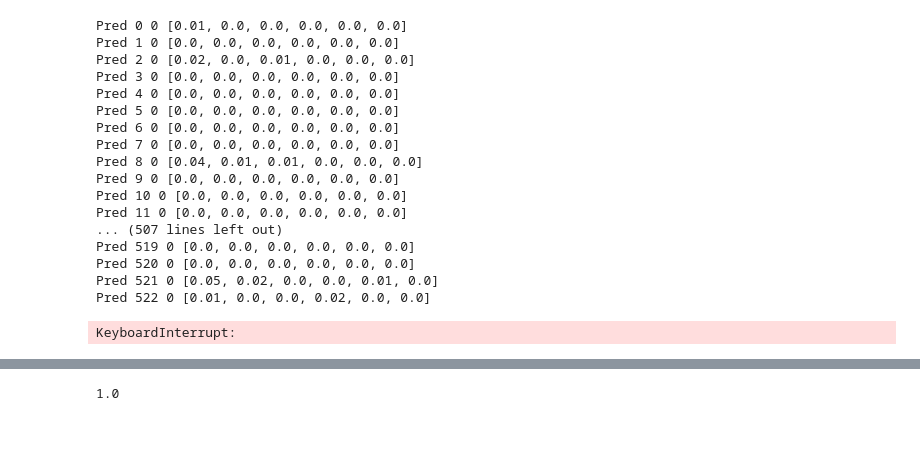
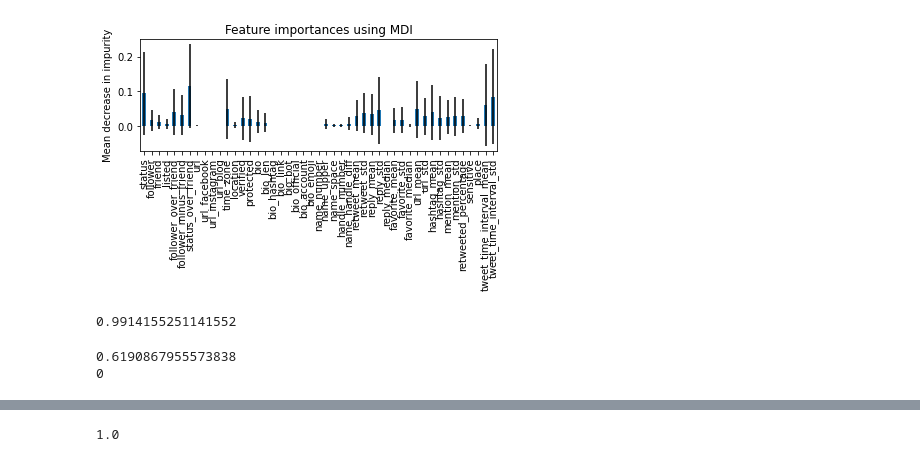
Before and after one commit to johnchrishays/bot-detection, a Jupyter notebook: esc-experiment-3/esc-3.ipynb, the cells around one changed output, grey strips where cells are left out. Drawn from its saved outputs; the diff is of its cells as text; code cells hidden in the pictures; blank space fills up the shorter version.

```diff
--- a/esc-experiment-3/esc-3.ipynb
+++ b/esc-experiment-3/esc-3.ipynb
@@ -80,0 +102,7 @@ print(testRF([realTest], [ss1Test, ss2Test, ss3Test, ffTest, ts1Test, coaTest, v
+# %%
+start_time = time.time()
+importances = real_detect_RF[0].feature_importances_
+std = np.std([tree.feature_importances_ for tree in real_detect_RF[0].estimators_], axis=0)
+elapsed_time = time.time() - start_time
+
+print(f"Elapsed time to compute the importances: {elapsed_time:.3f} seconds")
@@ -81,23 +111,24 @@ print(testRF([realTest], [ss1Test, ss2Test, ss3Test, ffTest, ts1Test, coaTest, v
+# %%
+forest_importances = pd.Series(importances, index=realTrain.columns.values.tolist())
+
+fig, ax = plt.subplots()
+forest_importances.plot.bar(yerr=std, ax=ax)
+ax.set_title("Feature importances using MDI")
+ax.set_ylabel("Mean decrease in impurity")
+fig.tight_layout()
+# %% [output]
+[figure, added]
 # %%
-correctRate = testRF_ESC([realTest][0:10], [ss1Test, ss2Test, ss3Test, ffTest, ts1Test, coaTest, v2019Test][0:10], real_detect_RF)
+correctRate = testRF_ESC([realTest], [ss1Test, ss2Test, ss3Test, ffTest, ts1Test, coaTest, v2019Test], real_detect_RF)
-# %% [output]
-Pred 0 0 [0.01, 0.0, 0.0, 0.0, 0.0, 0.0]
-Pred 1 0 [0.0, 0.0, 0.0, 0.0, 0.0, 0.0]
-Pred 2 0 [0.02, 0.0, 0.01, 0.0, 0.0, 0.0]
-Pred 3 0 [0.0, 0.0, 0.0, 0.0, 0.0, 0.0]
-Pred 4 0 [0.0, 0.0, 0.0, 0.0, 0.0, 0.0]
-Pred 5 0 [0.0, 0.0, 0.0, 0.0, 0.0, 0.0]
-Pred 6 0 [0.0, 0.0, 0.0, 0.0, 0.0, 0.0]
-Pred 7 0 [0.0, 0.0, 0.0, 0.0, 0.0, 0.0]
-Pred 8 0 [0.04, 0.01, 0.01, 0.0, 0.0, 0.0]
-Pred 9 0 [0.0, 0.0, 0.0, 0.0, 0.0, 0.0]
-Pred 10 0 [0.0, 0.0, 0.0, 0.0, 0.0, 0.0]
-Pred 11 0 [0.0, 0.0, 0.0, 0.0, 0.0, 0.0]
-... (507 lines left out)
-Pred 519 0 [0.0, 0.0, 0.0, 0.0, 0.0, 0.0]
-Pred 520 0 [0.0, 0.0, 0.0, 0.0, 0.0, 0.0]
-Pred 521 0 [0.05, 0.02, 0.0, 0.0, 0.01, 0.0]
-Pred 522 0 [0.01, 0.0, 0.0, 0.02, 0.0, 0.0]
-KeyboardInterrupt:
+# %%
+print(correctRate)
+# %% [output]
+0.9914155251141552
+# %%
+print(realTrain.geo.tolist().count(1.0) / len(realTrain.geo.tolist()))
+print(coaTrain.geo.tolist().count(1.0 / len(coaTrain.geo.to_list())))
+# %% [output]
+0.6190867955573838
+0
 # %%
 v2019DF.to_pickle('v2019-pickled')
```
Also changed, not shown: parts of 17 cells of this notebook, 2 other files.
